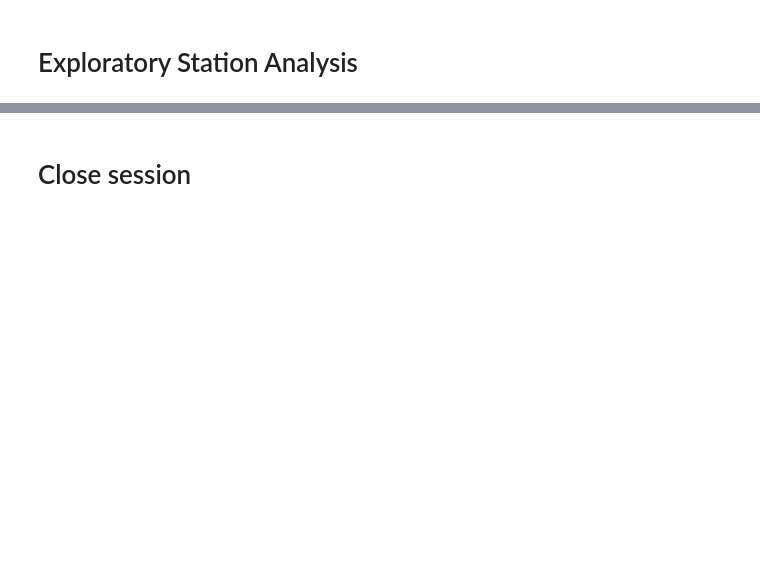
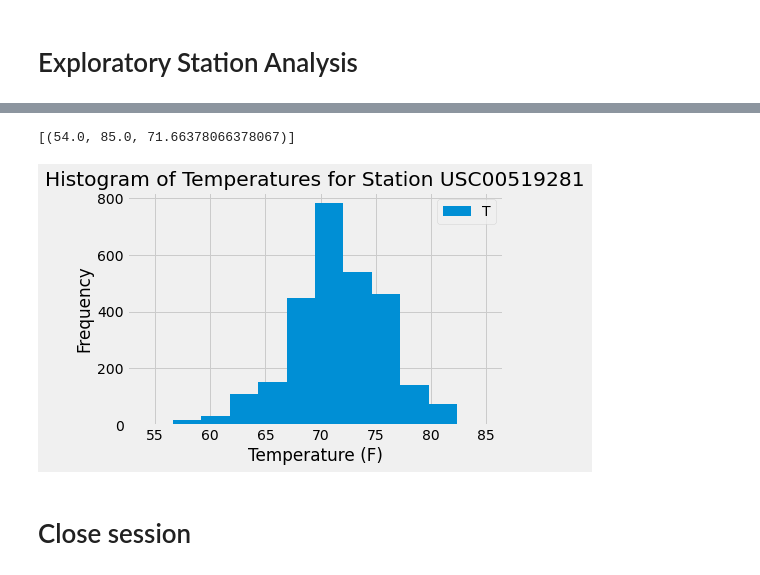
Before and after one commit to herzf012/climate_analysis, a Jupyter notebook: climate.ipynb, the cells around one changed output, grey strips where cells are left out. Drawn from its saved outputs; the diff is of its cells as text; code cells hidden in the pictures; blank space fills up the shorter version.

```diff
--- a/climate.ipynb
+++ b/climate.ipynb
@@ -85,3 +134,9 @@ prcp_summary_statistics
 # %%
 # Design a query to find the most active stations (i.e. what stations have the most rows?)
 # List the stations and the counts in descending order.
+total_stations = session.query(Measurement.station, func.count(Measurement.station)).group_by(Measurement.station)\
+.order_by(func.count(Measurement.station).desc()).all()
+
+most_active_station = total_stations[0][0]
+
+total_stations
@@ -88,8 +153,31 @@ prcp_summary_statistics
 # %%
 # Using the most active station id from the previous query, calculate the lowest, highest, and average temperature.
+min_max_avg_temps = session.query(func.min(Measurement.tobs), func.max(Measurement.tobs), func.avg(Measurement.tobs))\
+.filter(Measurement.station == most_active_station).all()
+
+min_max_avg_temps
+# %% [output]
+[(54.0, 85.0, 71.66378066378067)]
 # %%
 # Using the most active station id
 # Query the last 12 months of temperature observation data for this station and plot the results as a histogram
+most_active_station_temps = session.query(Measurement.tobs).filter(Measurement.station == most_active_station).all()
+
+temps = []
+
+for temp in most_active_station_temps:
+    temps.append(temp[0])
+
+len(temps)
+
+plt.hist(x = temps, bins = 12)
+plt.xlabel("Temperature (F)")
+plt.ylabel("Frequency")
+plt.title(f"Histogram of Temperatures for Station {most_active_station}")
+plt.legend("Temperature")
+plt.show()
+# %% [output]
+[figure, added]
 # %% [markdown]
 # Close session
 # %%
```
Also changed, not shown: parts of 8 cells of this notebook.
